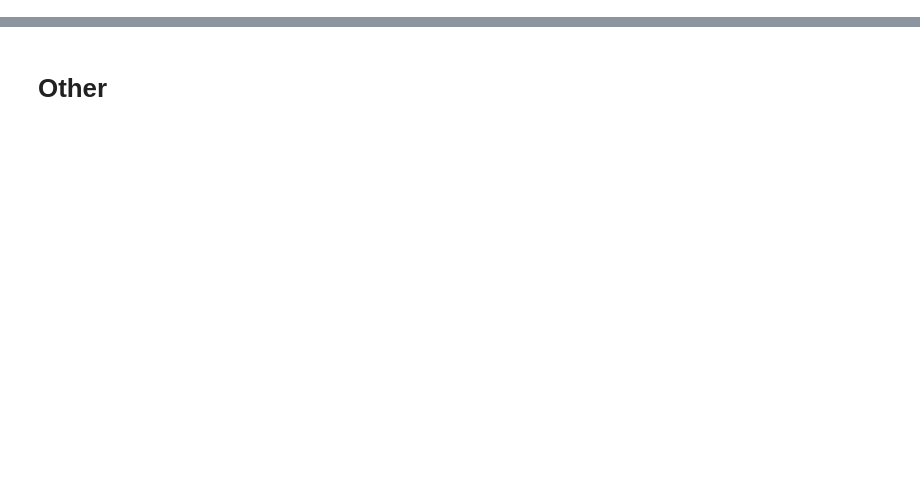
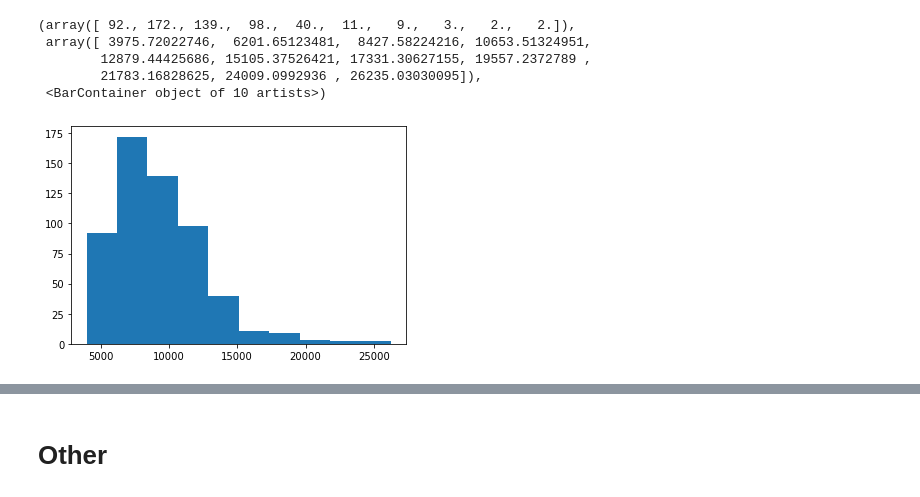
Before and after one commit to iamsmurph/SymBreak, a Jupyter notebook: generation_v4.ipynb, the cells around one changed output, grey strips where cells are left out. Saved outputs shown, nothing was run; the diff lists cells and outputs as text; code cells hidden in the pictures; blank space fills up the shorter version.

```diff
--- a/generation_v4.ipynb
+++ b/generation_v4.ipynb
@@ -210,0 +249,9 @@ Rejected: New score 0.18 <= old score 0.18
+# %%
+plt.hist(rX.density400.values)
+# %% [output]
+(array([ 92., 172., 139.,  98.,  40.,  11.,   9.,   3.,   2.,   2.]),
+ array([ 3975.72022746,  6201.65123481,  8427.58224216, 10653.51324951,
+        12879.44425686, 15105.37526421, 17331.30627155, 19557.2372789 ,
+        21783.16828625, 24009.0992936 , 26235.03030095]),
+ <BarContainer object of 10 artists>)
+[figure, added]
```
Also changed, not shown: parts of 46 cells of this notebook, 35 other files.
